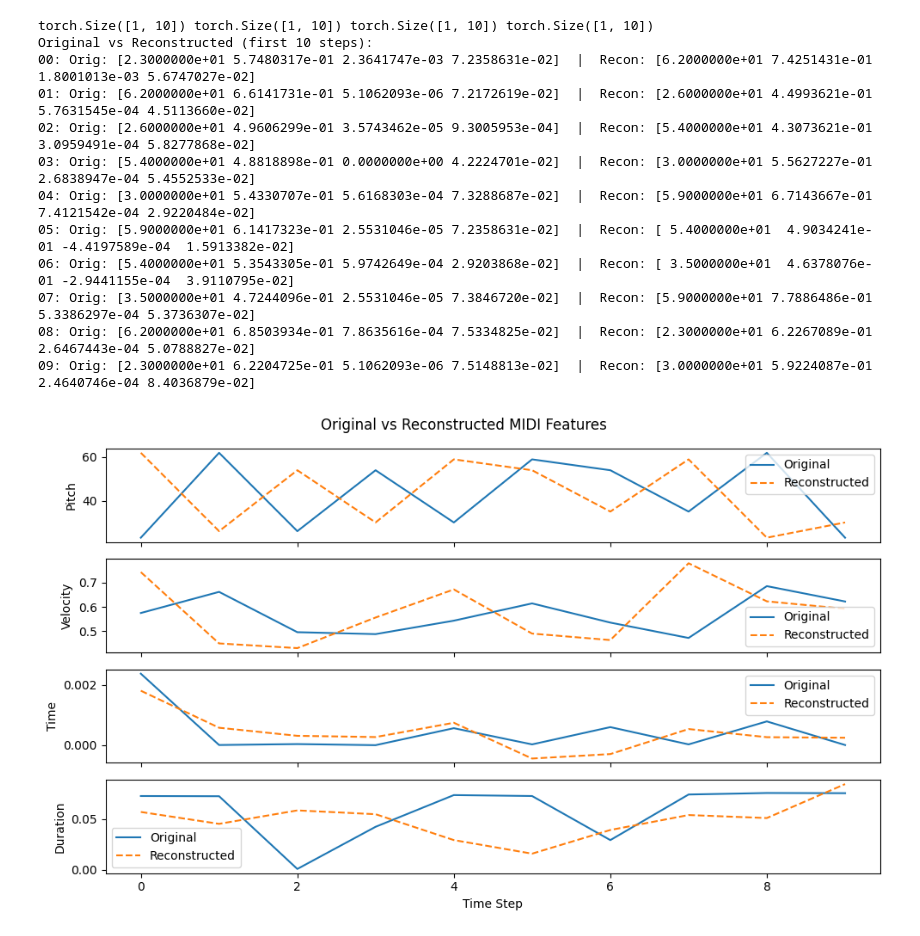
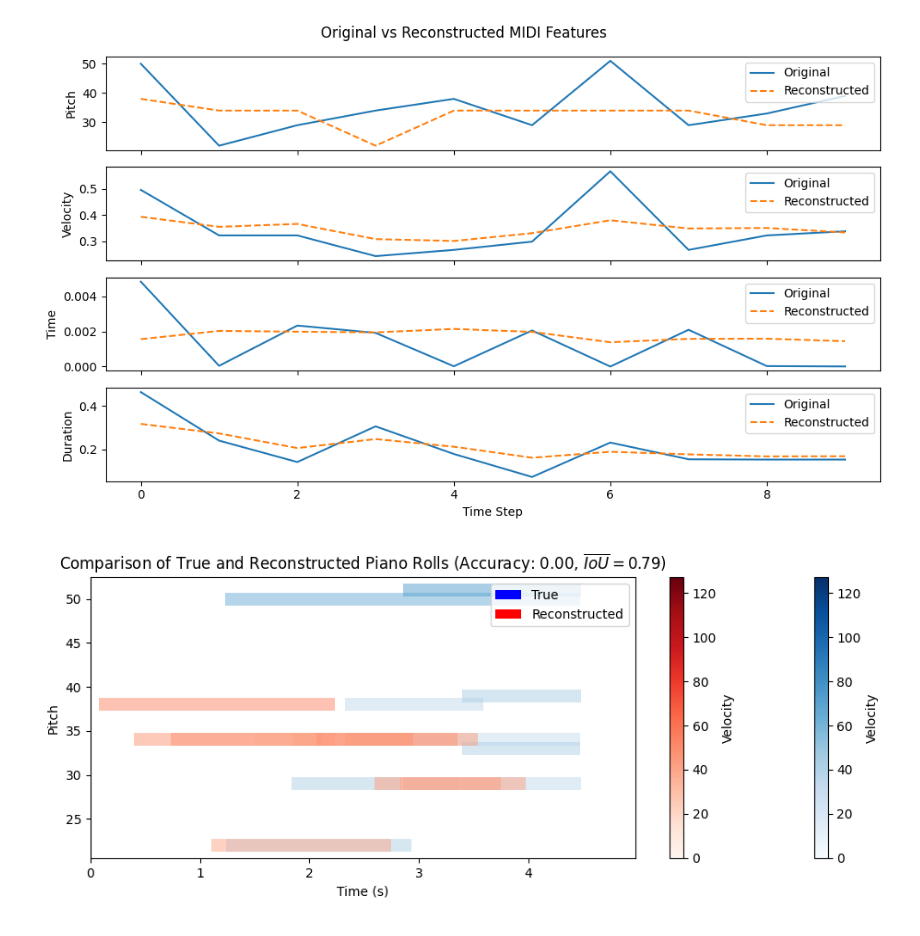
Before and after one commit to T04STER/MidiRepGen, a Jupyter notebook: tests.ipynb, the cells around one changed output. Drawn from its saved outputs; the diff is of its cells as text; code cells hidden in the pictures.

```diff
--- a/tests.ipynb
+++ b/tests.ipynb
@@ -153,0 +184,3 @@ Epoch 10: Train Loss = 1.1702, Val Loss = 1.2319
+# %%
+loss = lambda a,b : loss_fn(a,b,0.5)
+fit(midi_dataloader, val_dl, model, optimizer, loss, 10)
@@ -153,0 +198,3 @@ Epoch 10: Train Loss = 1.1702, Val Loss = 1.2319
+# %%
+loss = lambda a,b : loss_fn(a,b,1)
+fit(midi_dataloader, val_dl, model, optimizer, loss, 10)
@@ -153,0 +212,4 @@ Epoch 10: Train Loss = 1.1702, Val Loss = 1.2319
+# %%
+loss = lambda a,b : loss_fn(a,b,1)
+optimizer = torch.optim.Adam(model.parameters(), lr=1e-4)
+fit(midi_dataloader, val_dl, model, optimizer, loss, 100, patience=15)
@@ -185,57 +262,42 @@ Average Test Loss: 1.2089
 # %%
 sample = test_dataset[0]  # shape: (seq_len, 4)
 sample = sample.unsqueeze(0).cuda()  # Add batch dimension → shape: (1, seq_len, 4)
-# %%
-sample = dataset[0]  # shape: (seq_len, 4)
-sample = sample.unsqueeze(0).cuda()  # Add batch dimension → shape: (1, seq_len, 4)
 # %%
+
 model.eval()
 with torch.no_grad():
     reconstructed = model(sample)
 reconstructed_pitch = torch.argmax(reconstructed['pitch'], dim=-1)
 reconstructed_velocity = reconstructed['velocity'].squeeze(-1)
 reconstructed_time = reconstructed['time'].squeeze(-1)
 reconstructed_duration = reconstructed['duration'].squeeze(-1)
 
-print(reconstructed_pitch.shape, reconstructed_velocity.shape, reconstructed_time.shape, reconstructed_duration.shape)
 
 reconstructed_seq = torch.stack([
     reconstructed_pitch,
     reconstructed_velocity,
     reconstructed_time,
     reconstructed_duration
 ], dim=-1).squeeze(0)
-print("Original vs Reconstructed (first 10 steps):")
-for i in range(10):
-    orig = sample[0, i].cpu().numpy()
-    recon = reconstructed_seq[i].cpu().numpy()
-    print(f"{i:02d}: Orig: {orig}  |  Recon: {recon}")
-import matplotlib.pyplot as plt
+
+# for i in range(9):
+#     orig = sample[0, i].cpu().numpy()
+#     recon = reconstructed_seq[i].cpu().numpy()
+    # print(f"{i:02d}: Orig: {orig}  |  Recon: {recon}")
+
 
 fig, axs = plt.subplots(4, 1, figsize=(10, 6), sharex=True)
 labels = ["Pitch", "Velocity", "Time", "Duration"]
 
 for i in range(4):
     axs[i].plot(sample[0, :, i].cpu(), label="Original")
     axs[i].plot(reconstructed_seq[:, i].cpu(), label="Reconstructed", linestyle='--')
     axs[i].set_ylabel(labels[i])
     axs[i].legend()
 
 plt.xlabel("Time Step")
 plt.suptitle("Original vs Reconstructed MIDI Features")
 plt.tight_layout()
 plt.show()
 # %% [output]
-torch.Size([1, 10]) torch.Size([1, 10]) torch.Size([1, 10]) torch.Size([1, 10])
-Original vs Reconstructed (first 10 steps):
-00: Orig: [2.3000000e+01 5.7480317e-01 2.3641747e-03 7.2358631e-02]  |  Recon: [6.2000000e+01 7.4251431e-01 1.8001013e-03 5.6747027e-02]
-01: Orig: [6.2000000e+01 6.6141731e-01 5.1062093e-06 7.2172619e-02]  |  Recon: [2.6000000e+01 4.4993621e-01 5.7631545e-04 4.5113660e-02]
-02: Orig: [2.6000000e+01 4.9606299e-01 3.5743462e-05 9.3005953e-04]  |  Recon: [5.4000000e+01 4.3073621e-01 3.0959491e-04 5.8277868e-02]
-03: Orig: [5.4000000e+01 4.8818898e-01 0.0000000e+00 4.2224701e-02]  |  Recon: [3.0000000e+01 5.5627227e-01 2.6838947e-04 5.4552533e-02]
-04: Orig: [3.0000000e+01 5.4330707e-01 5.6168303e-04 7.3288687e-02]  |  Recon: [5.9000000e+01 6.7143667e-01 7.4121542e-04 2.9220484e-02]
-05: Orig: [5.9000000e+01 6.1417323e-01 2.5531046e-05 7.2358631e-02]  |  Recon: [ 5.4000000e+01  4.9034241e-01 -4.4197589e-04  1.5913382e-02]
-06: Orig: [5.4000000e+01 5.3543305e-01 5.9742649e-04 2.9203868e-02]  |  Recon: [ 3.5000000e+01  4.6378076e-01 -2.9441155e-04  3.9110795e-02]
-07: Orig: [3.5000000e+01 4.7244096e-01 2.5531046e-05 7.3846720e-02]  |  Recon: [5.9000000e+01 7.7886486e-01 5.3386297e-04 5.3736307e-02]
-08: Orig: [6.2000000e+01 6.8503934e-01 7.8635616e-04 7.5334825e-02]  |  Recon: [2.3000000e+01 6.2267089e-01 2.6467443e-04 5.0788827e-02]
-09: Orig: [2.3000000e+01 6.2204725e-01 5.1062093e-06 7.5148813e-02]  |  Recon: [3.0000000e+01 5.9224087e-01 2.4640746e-04 8.4036879e-02]
-[figure, old version]
+[figure, new version]
@@ -241,0 +452,5 @@ Original vs Reconstructed (first 10 steps):
+# %%
+compare_reco_true(sample.squeeze(0), reconstructed_seq)
+None
+# %% [output]
+[figure, added]
```
Also changed, not shown: parts of 21 cells of this notebook, 5 other files.
